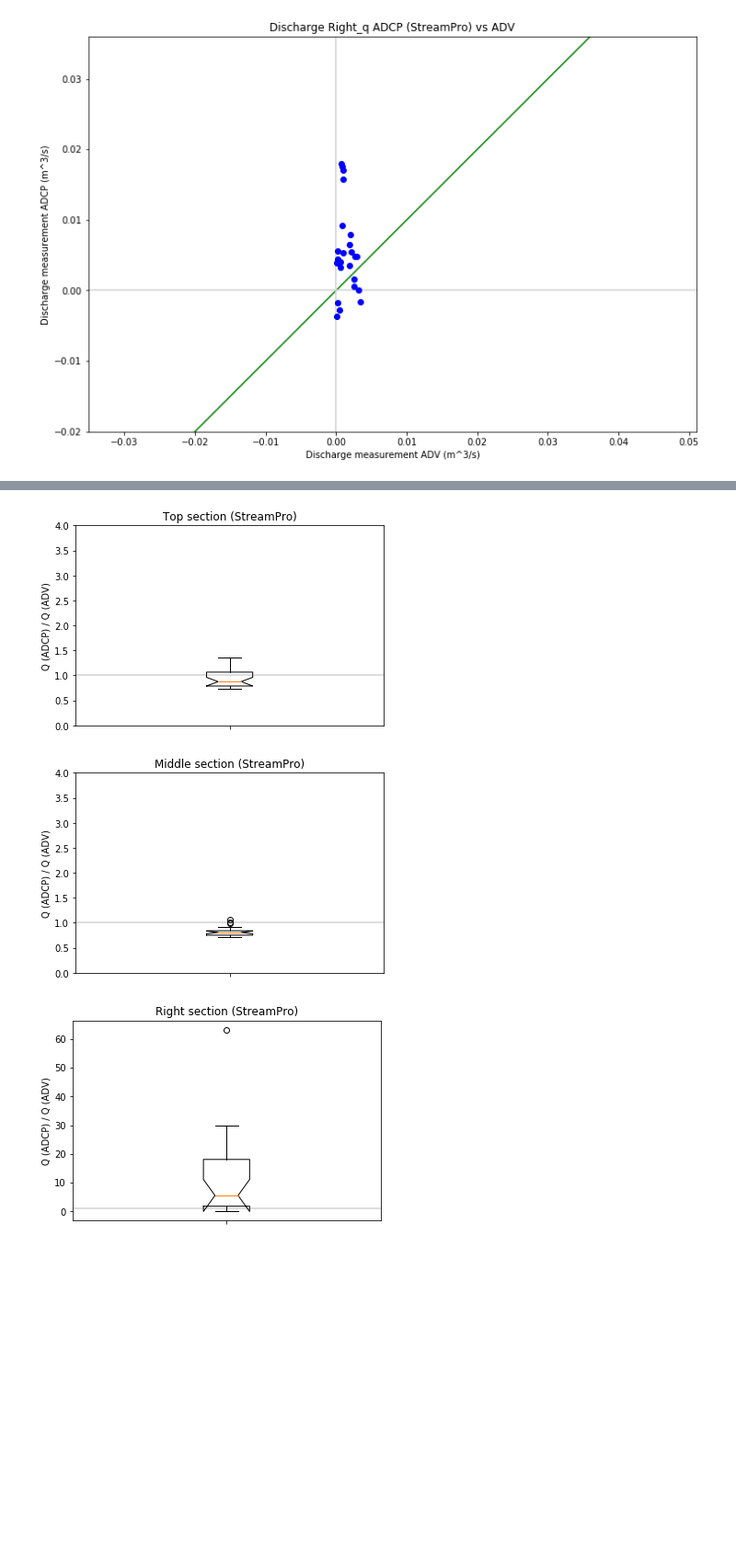
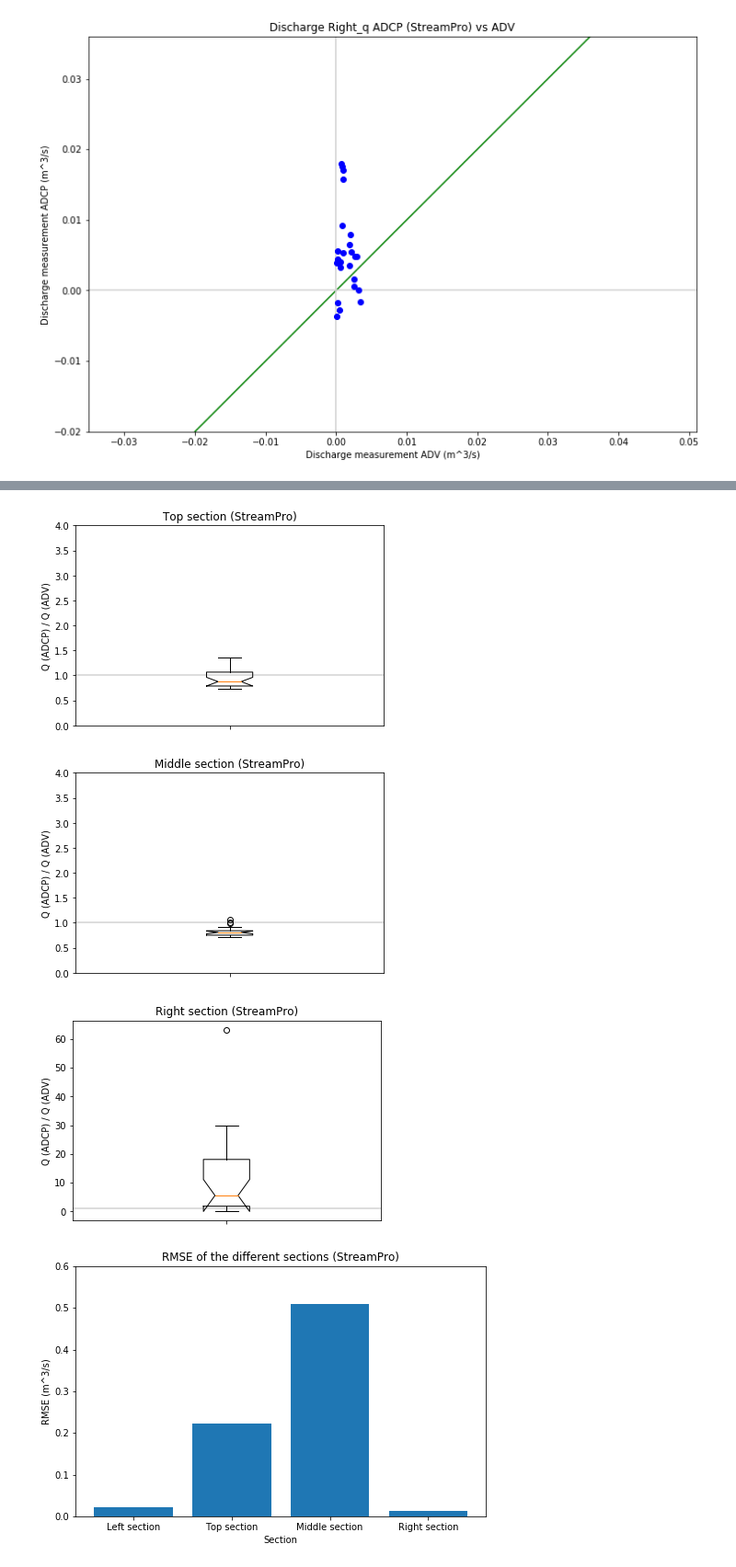
Before and after one commit to SjoerdGn/fieldwork-2019-adcp-adv, a Jupyter notebook: code/reading_streampro.ipynb, the cells around one changed output, grey strips where cells are left out. Shown at 92% size. Drawn from its saved outputs; the diff is of its cells as text; code cells hidden in the pictures; blank space fills up the shorter version.

```diff
--- a/code/reading_streampro.ipynb
+++ b/code/reading_streampro.ipynb
@@ -30,9 +30,11 @@ save_mid_depths = False
 
 save_extra_width = False
 
-save_discharge_figures = True
+save_discharge_figures = False
 
-save_boxplots = False
+save_boxplots = True
+
+save_rmse = False
 
 folder_file_save = "../output_images/{}.png"
 folder_csv_save = "../data/{}.csv"
@@ -441,12 +443,16 @@ adcp_adv['Left_q'] = []
 adcp_adv['Top_q'] = []
 adcp_adv['Middle_q'] = []
 
-headername = {'Right_q': 'Right section',
-             'Left_q': 'Left section',
-             'Middle_q': 'Middle section',
-             'Top_q': 'Top section'}
+adcp_adv_rmse = []
+
+headername = {'Left_q': 'Left section',
+                'Top_q': 'Top section',
+                'Middle_q': 'Middle section',
+                'Right_q': 'Right section'}
 
 for header in adv_q.iloc[:,2:6]:
+    SEs = []
+    print(header)
     for i in range(len(adv_q)):
         q_from_adv = adv_q[header][i]
         #print(q_from_adv)
@@ -454,31 +460,51 @@ for header in adv_q.iloc[:,2:6]:
         num = int(adv_q['Num'][i]-1)
         q_from_adcp = every_q[header][day_adv][num]
 
-        SE =
+        #RMSE
+        SE = (q_from_adcp-q_from_adv)**2
+        SEs.append(SE)
 
         # BOXPLOT
         measure = q_from_adcp/q_from_adv
         if measure > 0:
             adcp_adv[header].append(measure)
+
+    # RMSE
+    MSE = np.mean(SEs)
+    adcp_adv_rmse.append(MSE)
 
     # BOXPLOT
     plt.figure()
     plt.boxplot(adcp_adv[header], 'ro', zorder = 2)
     titlestring = headername[header] + ' ({device})'.format(device=device)
     plt.title(titlestring)
     plt.xticks([1], '')
     plt.ylabel('Q (ADCP) / Q (ADV)')
     if header != 'Right_q':
         plt.ylim(0, 4)
     plt.axhline(y=1, color = 'lightgrey', zorder = 1)
     if save_boxplots:
         plt.savefig(folder_file_save.format('Statistics_'+titlestring), dpi=300)
+
+
+# RMSE
+RMSE = np.array(adcp_adv_rmse)**0.5
+plt.figure(figsize = (8,5))
+plt.bar(list(headername.values()), RMSE)
+plt.ylim(0, 0.6)
+titlermse = 'RMSE of the different sections ({device})'.format(device=device)
+plt.title(titlermse)
+plt.ylabel('RMSE (m^3/s)')
+plt.xlabel('Section')
+if save_rmse:
+    plt.savefig(folder_file_save.format(titlermse), dpi=300)
 # %% [output]
 Left_q
 Top_q
 Middle_q
 Right_q
 [figure]
 [figure]
 [figure]
 [figure]
+[figure, added]
```
Also changed, not shown: parts of 1 cell of this notebook, 11 other files.
